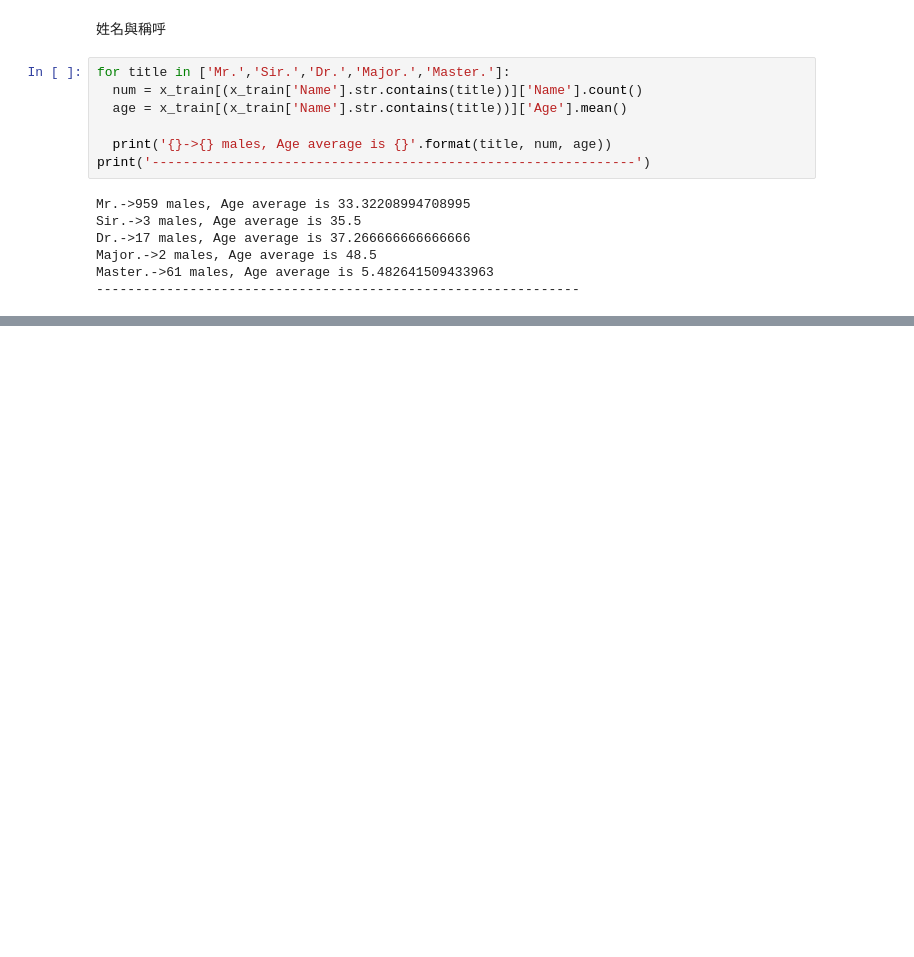
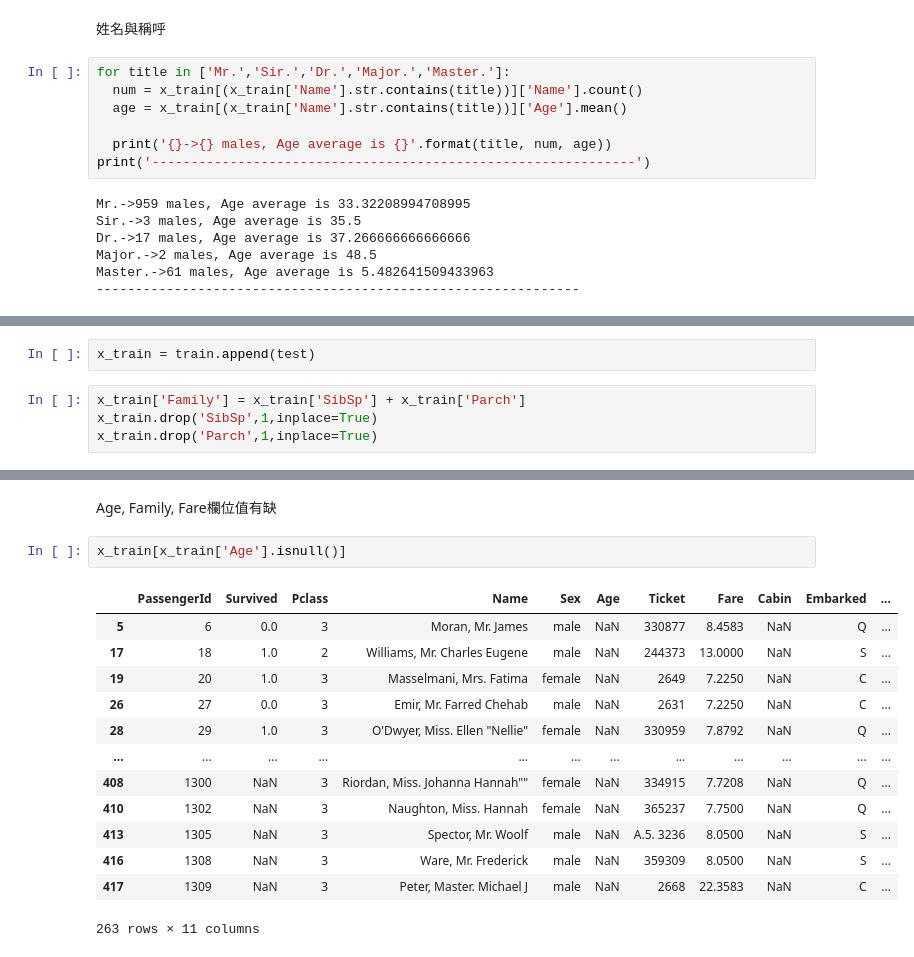
Before and after one commit to kuozheng10/FLASK_HEROKU, a Jupyter notebook: ML_titanic.ipynb, the cells around one changed output, grey strips where cells are left out. Cells and saved outputs as stored; diff of their text form; blank space fills up the shorter version.

```diff
--- a/ML_titanic.ipynb
+++ b/ML_titanic.ipynb
@@ -214,0 +245,6 @@ Master.->61 males, Age average is 5.482641509433963
+# %%
+x_train = train.append(test)
+# %%
+x_train['Family'] = x_train['SibSp'] + x_train['Parch']
+x_train.drop('SibSp',1,inplace=True)
+x_train.drop('Parch',1,inplace=True)
@@ -214,0 +272,18 @@ Master.->61 males, Age average is 5.482641509433963
+# %% [markdown]
+Age, Family, Fare欄位值有缺
+# %%
+x_train[x_train['Age'].isnull()]
+# %% [output]
+|  | PassengerId | Survived | Pclass | Name | Sex | Age | Ticket | Fare | Cabin | Embarked | ... |
+| 5 | 6 | 0.0 | 3 | Moran, Mr. James | male | NaN | 330877 | 8.4583 | NaN | Q | ... |
+| 17 | 18 | 1.0 | 2 | Williams, Mr. Charles Eugene | male | NaN | 244373 | 13.0000 | NaN | S | ... |
+| 19 | 20 | 1.0 | 3 | Masselmani, Mrs. Fatima | female | NaN | 2649 | 7.2250 | NaN | C | ... |
+| 26 | 27 | 0.0 | 3 | Emir, Mr. Farred Chehab | male | NaN | 2631 | 7.2250 | NaN | C | ... |
+| 28 | 29 | 1.0 | 3 | O'Dwyer, Miss. Ellen "Nellie" | female | NaN | 330959 | 7.8792 | NaN | Q | ... |
+| ... | ... | ... | ... | ... | ... | ... | ... | ... | ... | ... | ... |
+| 408 | 1300 | NaN | 3 | Riordan, Miss. Johanna Hannah"" | female | NaN | 334915 | 7.7208 | NaN | Q | ... |
+| 410 | 1302 | NaN | 3 | Naughton, Miss. Hannah | female | NaN | 365237 | 7.7500 | NaN | Q | ... |
+| 413 | 1305 | NaN | 3 | Spector, Mr. Woolf | male | NaN | A.5. 3236 | 8.0500 | NaN | S | ... |
+| 416 | 1308 | NaN | 3 | Ware, Mr. Frederick | male | NaN | 359309 | 8.0500 | NaN | S | ... |
+| 417 | 1309 | NaN | 3 | Peter, Master. Michael J | male | NaN | 2668 | 22.3583 | NaN | C | ... |
+263 rows × 11 columns
```
Also changed, not shown: parts of 28 cells of this notebook.
